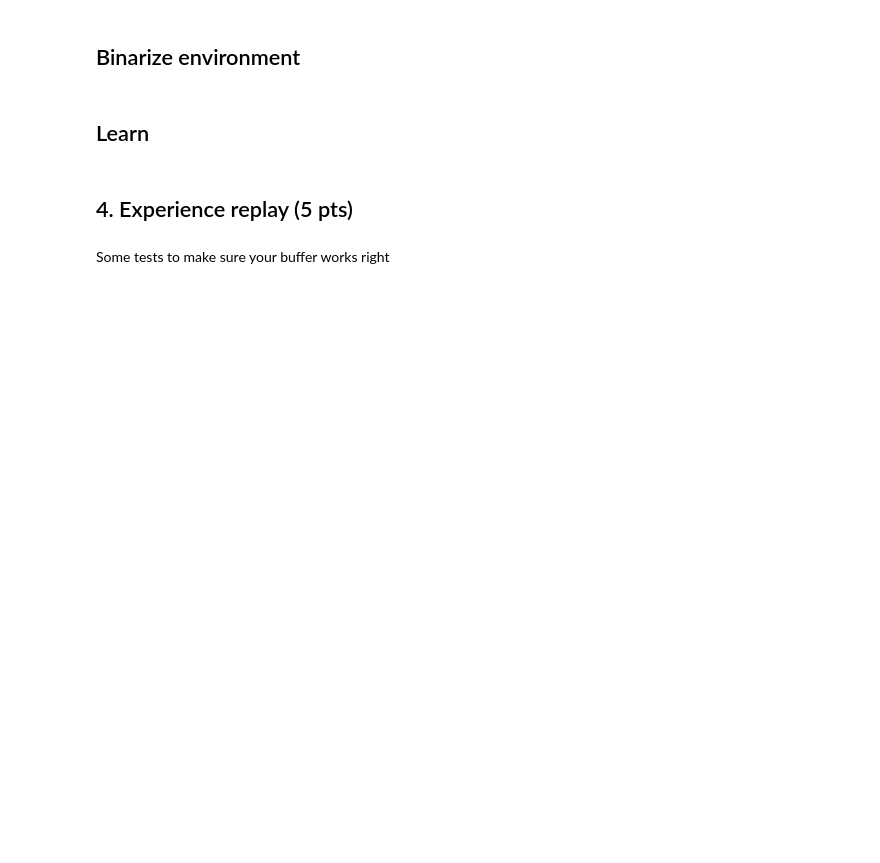
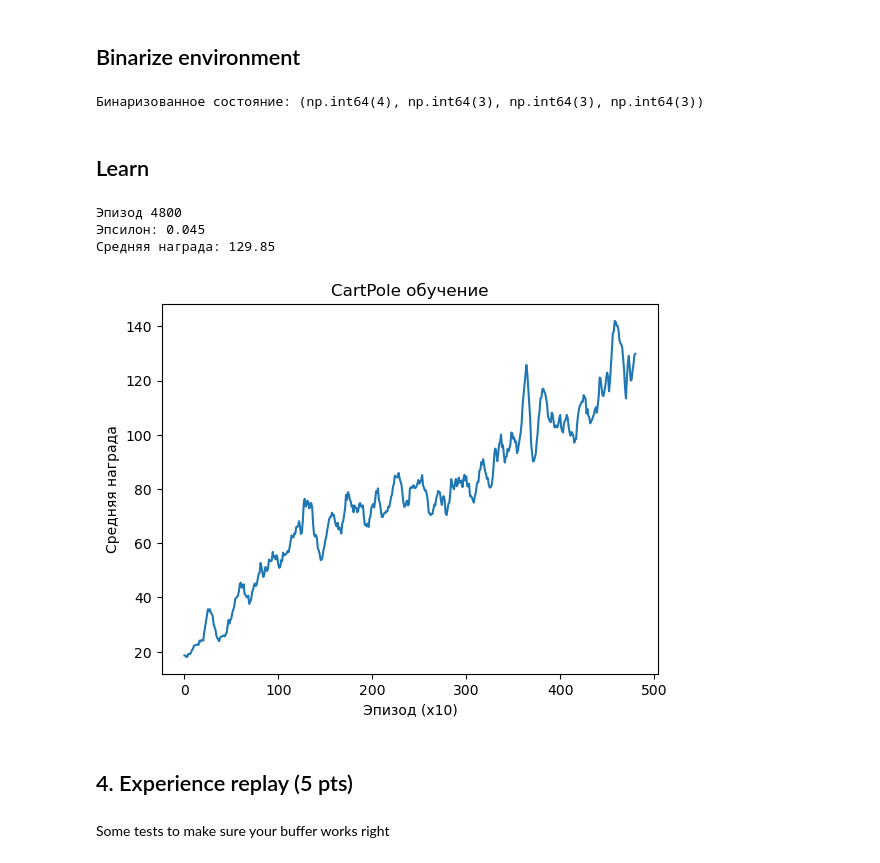
Before and after one commit to nordcross/V-ML-11, a Jupyter notebook: task 10/task_qlearning.ipynb, the cells around one changed output. Drawn from its saved outputs; the diff is of its cells as text; code cells hidden in the pictures; blank space fills up the shorter version.

```diff
--- a/task 10/task_qlearning.ipynb
+++ b/task 10/task_qlearning.ipynb
@@ -221,16 +231,16 @@ plt.show()
 # %% [markdown]
 ## Binarize environment
 # %%
-from gym.core import ObservationWrapper
+from gymnasium.core import ObservationWrapper
 
 class Binarizer(ObservationWrapper):
     def __init__(self, env):
         super().__init__(env)
         self.bins = [
-            np.linspace(-2.4, 2.4, 8),    # позиция
-            np.linspace(-3.0, 3.0, 6),    # скорость
-            np.linspace(-0.2, 0.2, 8),    # угол
-            np.linspace(-3.0, 3.0, 6)     # угл скорость
+            np.linspace(-2.4, 2.4, 8),
+            np.linspace(-3.0, 3.0, 6),
+            np.linspace(-0.2, 0.2, 8),
+            np.linspace(-3.0, 3.0, 6)
         ]
 
     def to_bin(self, value, bins):
@@ -244,43 +254,69 @@ class Binarizer(ObservationWrapper):
         return binned_state
 
 env = Binarizer(gym.make("CartPole-v1"))
-print("Binarized state example:", env.reset())
+state, _ = env.reset()
+print("Бинаризованное состояние:", state)
+# %% [output]
+Бинаризованное состояние: (np.int64(4), np.int64(3), np.int64(3), np.int64(3))
 # %% [markdown]
 ## Learn
 # %%
+def play_and_train_binarized(env, agent, t_max=10000):
+    total_reward = 0.0
+    state, _ = env.reset()
+
+    for t in range(t_max):
+        action = agent.getAction(state)
+        next_state, reward, terminated, truncated, _ = env.step(action)
+        done = terminated or truncated
+
+        agent.update(state, action, next_state, reward)
+
+        state = next_state
+        total_reward += reward
+        if done:
+            break
+
+    return total_reward
+
 agent = QLearningAgent(
     alpha=0.1,
     epsilon=0.5,
     discount=0.95,
     getLegalActions=lambda s: range(n_actions)
 )
 
 rewards = []
 rewBuf = []
 for i in range(500):
     for _ in range(10):
-        reward = play_and_train(env, agent)
+        reward = play_and_train_binarized(env, agent)
         rewards.append(reward)
     agent.epsilon *= 0.995
 
     if len(rewards) >= 100:
         rewBuf.append(np.mean(rewards[-100:]))
     else:
         rewBuf.append(np.mean(rewards))
 
     if i % 20 == 0:
         clear_output(True)
-        print(f"Episode {i*10}")
-        print(f"Epsilon: {agent.epsilon:.3f}")
-        print(f"Recent reward: {rewBuf[-1]:.2f}")
+        print(f"Эпизод {i*10}")
+        print(f"Эпсилон: {agent.epsilon:.3f}")
+        print(f"Средняя награда: {rewBuf[-1]:.2f}")
         plt.plot(rewBuf)
-        plt.xlabel('Episode (x10)')
-        plt.ylabel('Average Reward (last 100)')
-        plt.title('Training Progress - CartPole')
+        plt.xlabel('Эпизод (x10)')
+        plt.ylabel('Средняя награда')
+        plt.title('CartPole обучение')
         plt.show()
 
 if rewBuf[-1] > 195:
-    print("Win!")
+    print("Победа!")
+# %% [output]
+Эпизод 4800
+Эпсилон: 0.045
+Средняя награда: 129.85
+[figure, added]
 # %% [markdown]
 ## 4. Experience replay (5 pts)
 # %%
```
Also changed, not shown: parts of 10 cells of this notebook.
